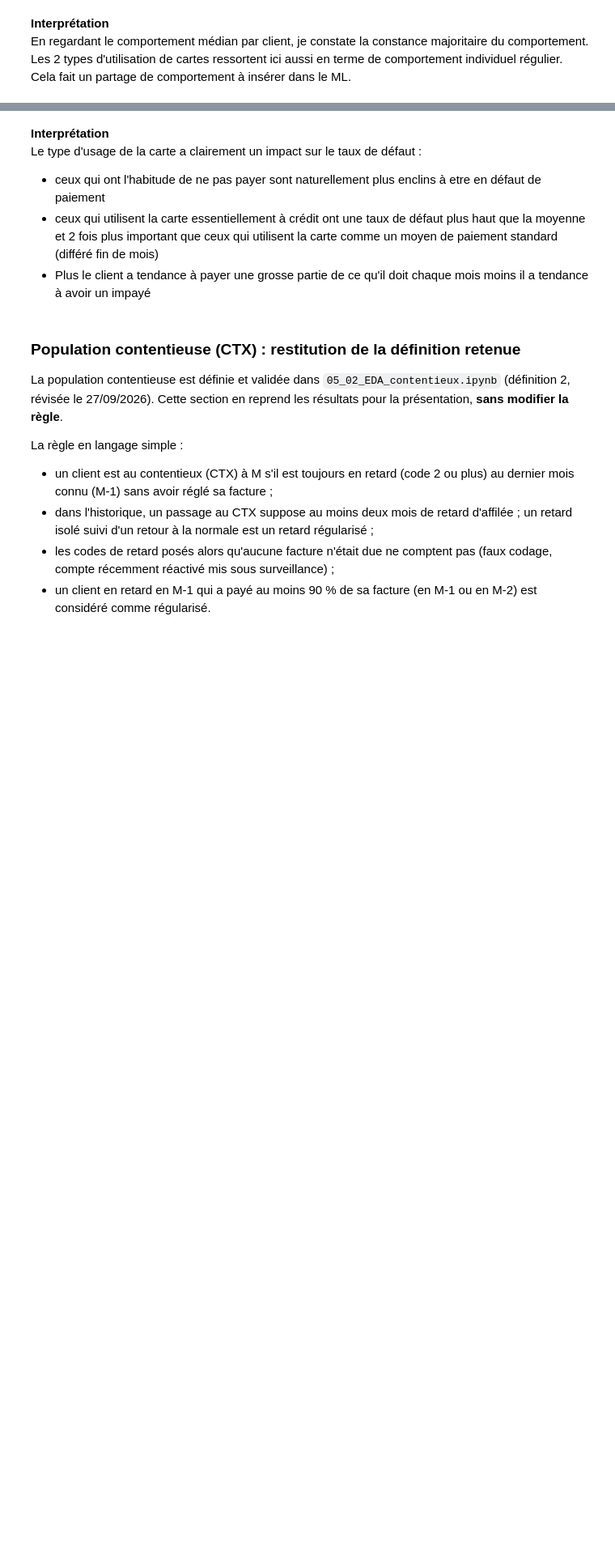
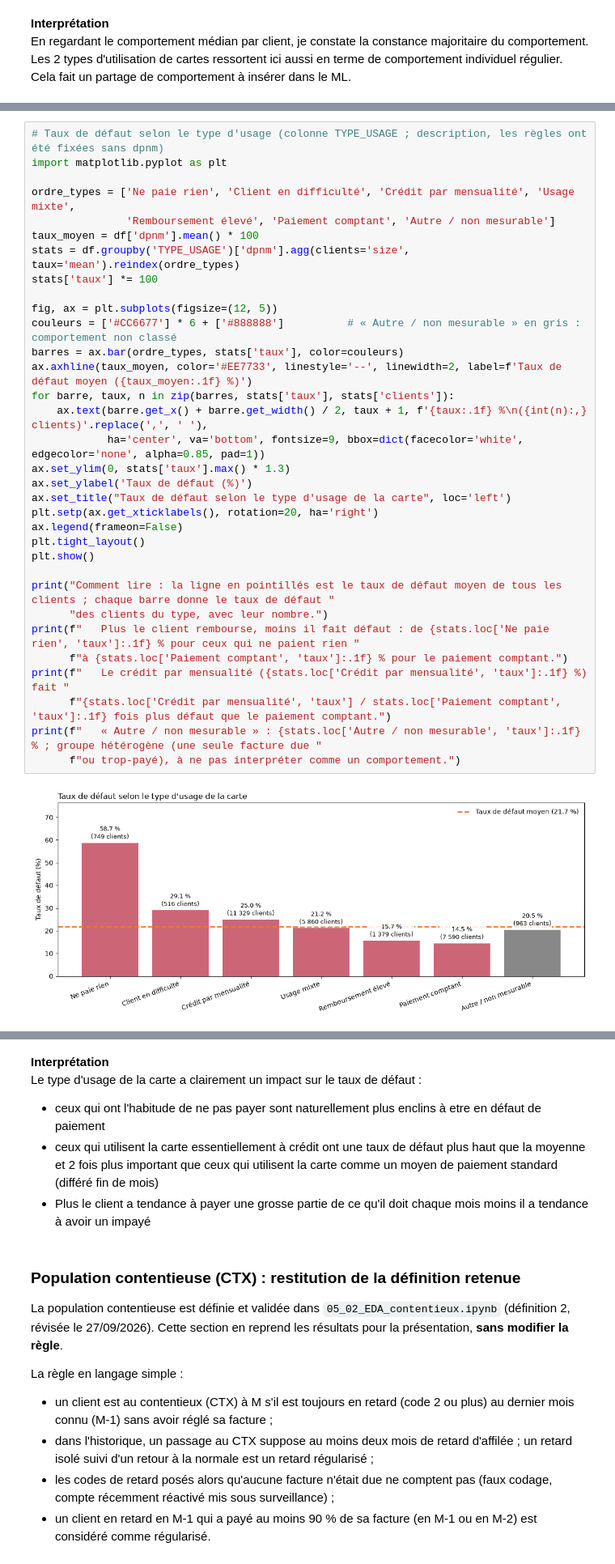
Before and after one commit to johan-mac-59/RiskLens_ML, a Jupyter notebook: src/05_03_EDA_storytelling.ipynb, the cells around one changed output, grey strips where cells are left out. Shown at 81% size. Cells and saved outputs as stored; diff of their text form; blank space fills up the shorter version.

```diff
--- a/src/05_03_EDA_storytelling.ipynb
+++ b/src/05_03_EDA_storytelling.ipynb
@@ -2416,0 +2480,35 @@ Cela fait un partage de comportement à insérer dans le ML.
+# %%
+# Taux de défaut selon le type d'usage (colonne TYPE_USAGE ; description, les règles ont été fixées sans dpnm)
+import matplotlib.pyplot as plt
+
+ordre_types = ['Ne paie rien', 'Client en difficulté', 'Crédit par mensualité', 'Usage mixte',
+               'Remboursement élevé', 'Paiement comptant', 'Autre / non mesurable']
+taux_moyen = df['dpnm'].mean() * 100
+stats = df.groupby('TYPE_USAGE')['dpnm'].agg(clients='size', taux='mean').reindex(ordre_types)
+stats['taux'] *= 100
+
+fig, ax = plt.subplots(figsize=(12, 5))
+couleurs = ['#CC6677'] * 6 + ['#888888']          # « Autre / non mesurable » en gris : comportement non classé
+barres = ax.bar(ordre_types, stats['taux'], color=couleurs)
+ax.axhline(taux_moyen, color='#EE7733', linestyle='--', linewidth=2, label=f'Taux de défaut moyen ({taux_moyen:.1f} %)')
+for barre, taux, n in zip(barres, stats['taux'], stats['clients']):
+    ax.text(barre.get_x() + barre.get_width() / 2, taux + 1, f'{taux:.1f} %\n({int(n):,} clients)'.replace(',', ' '),
+            ha='center', va='bottom', fontsize=9, bbox=dict(facecolor='white', edgecolor='none', alpha=0.85, pad=1))
+ax.set_ylim(0, stats['taux'].max() * 1.3)
+ax.set_ylabel('Taux de défaut (%)')
+ax.set_title("Taux de défaut selon le type d'usage de la carte", loc='left')
+plt.setp(ax.get_xticklabels(), rotation=20, ha='right')
+ax.legend(frameon=False)
+plt.tight_layout()
+plt.show()
+
+print("Comment lire : la ligne en pointillés est le taux de défaut moyen de tous les clients ; chaque barre donne le taux de défaut "
+      "des clients du type, avec leur nombre.")
+print(f"   Plus le client rembourse, moins il fait défaut : de {stats.loc['Ne paie rien', 'taux']:.1f} % pour ceux qui ne paient rien "
+      f"à {stats.loc['Paiement comptant', 'taux']:.1f} % pour le paiement comptant.")
+print(f"   Le crédit par mensualité ({stats.loc['Crédit par mensualité', 'taux']:.1f} %) fait "
+      f"{stats.loc['Crédit par mensualité', 'taux'] / stats.loc['Paiement comptant', 'taux']:.1f} fois plus défaut que le paiement comptant.")
+print(f"   « Autre / non mesurable » : {stats.loc['Autre / non mesurable', 'taux']:.1f} % ; groupe hétérogène (une seule facture due "
+      f"ou trop-payé), à ne pas interpréter comme un comportement.")
+# %% [output]
+[figure, added]
```
Also changed, not shown: parts of 16 cells of this notebook, 4 other files.
